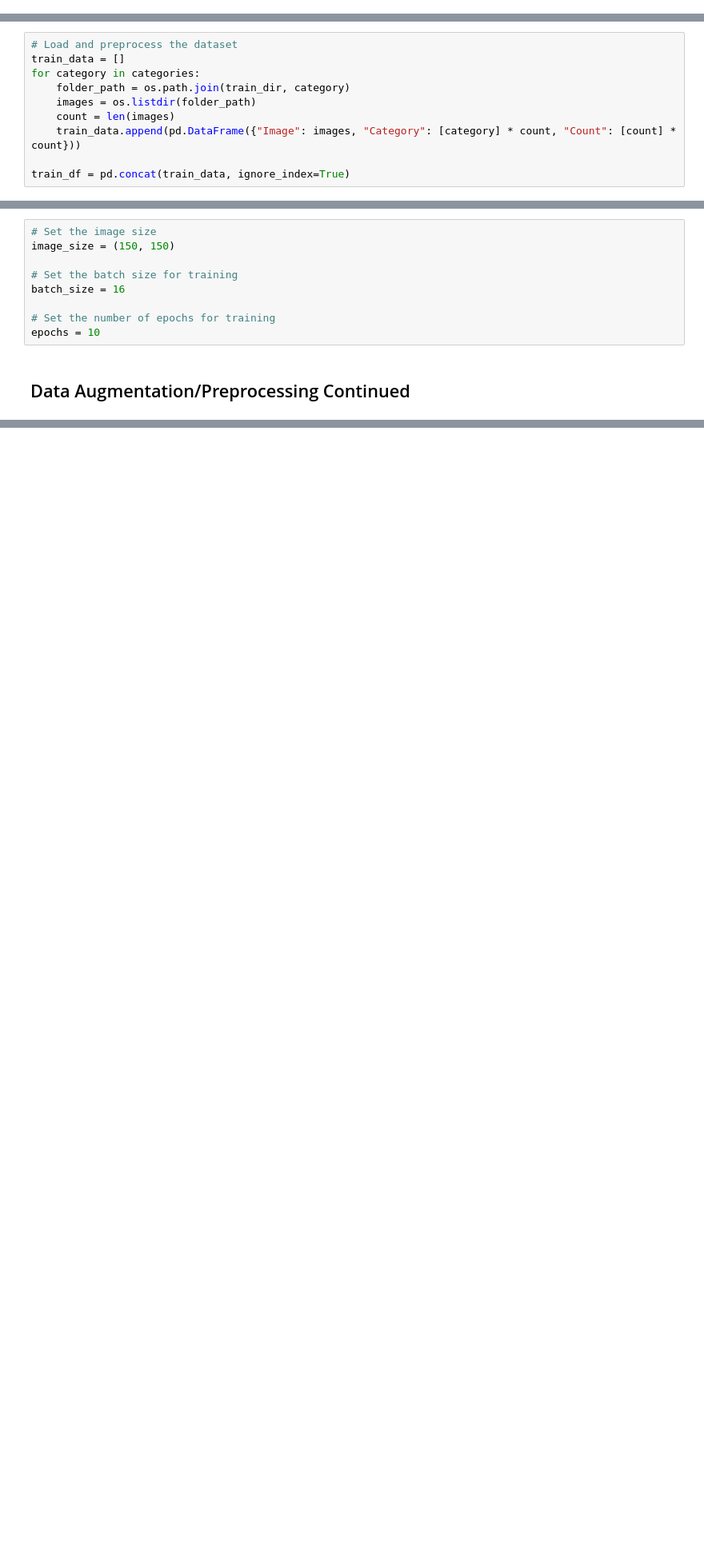
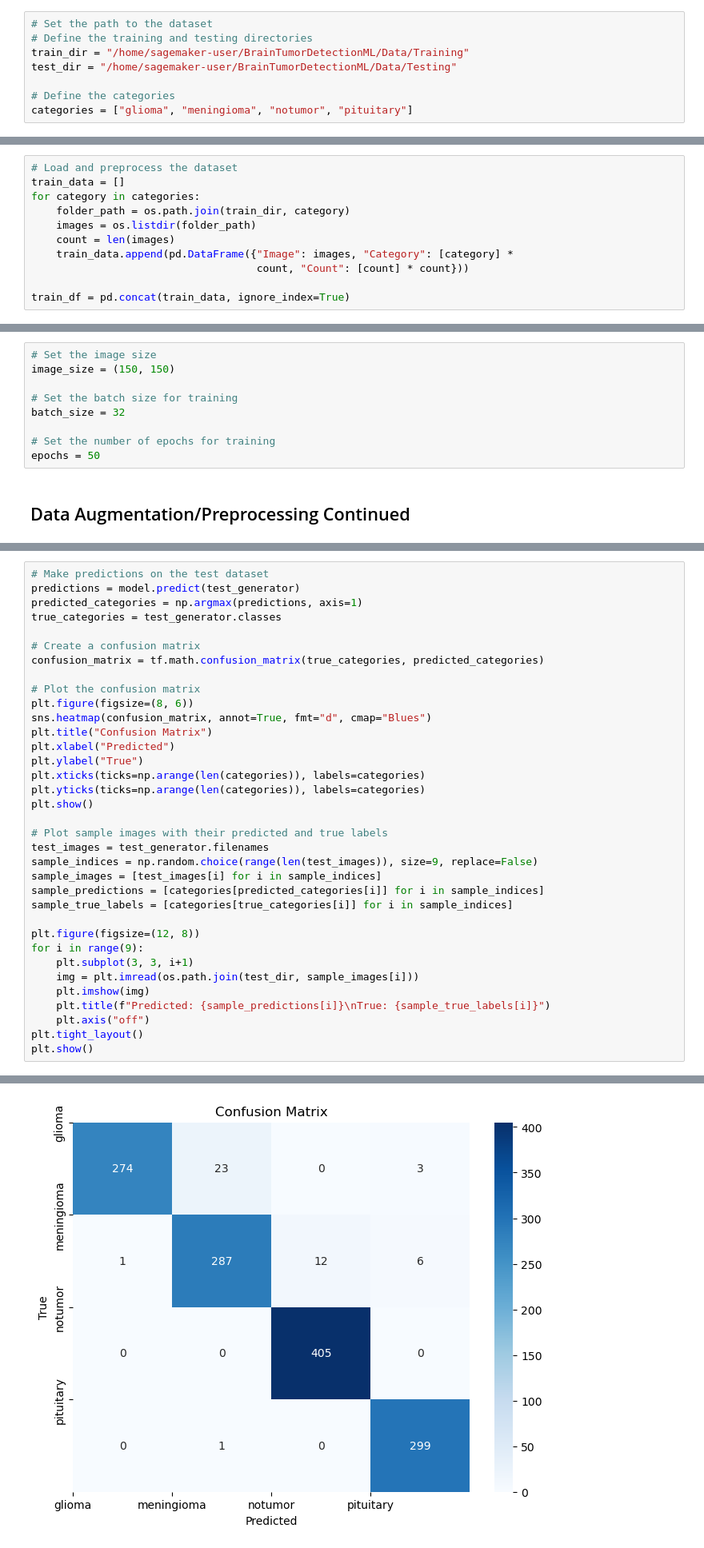
Before and after one commit to igicode2020/BrainTumorDetectionML, a Jupyter notebook: main.ipynb, the cells around one changed output, grey strips where cells are left out. Shown at 80% size. Drawn from its saved outputs; the diff is of its cells as text; blank space fills up the shorter version.

```diff
--- a/main.ipynb
+++ b/main.ipynb
@@ -29,0 +47,8 @@ categories = ["glioma", "meningioma", "notumor", "pituitary"]
+# %%
+# Set the path to the dataset
+# Define the training and testing directories
+train_dir = "/home/sagemaker-user/BrainTumorDetectionML/Data/Training"
+test_dir = "/home/sagemaker-user/BrainTumorDetectionML/Data/Testing"
+
+# Define the categories
+categories = ["glioma", "meningioma", "notumor", "pituitary"]
@@ -36,7 +65,8 @@ for category in categories:
     folder_path = os.path.join(train_dir, category)
     images = os.listdir(folder_path)
     count = len(images)
-    train_data.append(pd.DataFrame({"Image": images, "Category": [category] * count, "Count": [count] * count}))
+    train_data.append(pd.DataFrame({"Image": images, "Category": [category] *
+                                    count, "Count": [count] * count}))
 
 train_df = pd.concat(train_data, ignore_index=True)
 # %% [markdown]
@@ -73,10 +107,10 @@ Sets up size of the images as well as the total batch size for each epoch.
 image_size = (150, 150)
 
 # Set the batch size for training
-batch_size = 16
+batch_size = 32
 
 # Set the number of epochs for training
-epochs = 10
+epochs = 50
 # %% [markdown]
 <h2>Data Augmentation/Preprocessing Continued</h2>
 # %%
@@ -142,0 +233,36 @@ Epoch 1/50
+# %%
+# Make predictions on the test dataset
+predictions = model.predict(test_generator)
+predicted_categories = np.argmax(predictions, axis=1)
+true_categories = test_generator.classes
+
+# Create a confusion matrix
+confusion_matrix = tf.math.confusion_matrix(true_categories, predicted_categories)
+
+# Plot the confusion matrix
+plt.figure(figsize=(8, 6))
+sns.heatmap(confusion_matrix, annot=True, fmt="d", cmap="Blues")
+plt.title("Confusion Matrix")
+plt.xlabel("Predicted")
+plt.ylabel("True")
+plt.xticks(ticks=np.arange(len(categories)), labels=categories)
+plt.yticks(ticks=np.arange(len(categories)), labels=categories)
+plt.show()
+
+# Plot sample images with their predicted and true labels
+test_images = test_generator.filenames
+sample_indices = np.random.choice(range(len(test_images)), size=9, replace=False)
+sample_images = [test_images[i] for i in sample_indices]
+sample_predictions = [categories[predicted_categories[i]] for i in sample_indices]
+sample_true_labels = [categories[true_categories[i]] for i in sample_indices]
+
+plt.figure(figsize=(12, 8))
+for i in range(9):
+    plt.subplot(3, 3, i+1)
+    img = plt.imread(os.path.join(test_dir, sample_images[i]))
+    plt.imshow(img)
+    plt.title(f"Predicted: {sample_predictions[i]}\nTrue: {sample_true_labels[i]}")
+    plt.axis("off")
+plt.tight_layout()
+plt.show()
+# %% [output]
@@ -142,0 +270 @@ Epoch 1/50
+[figure, added]
```
Also changed, not shown: parts of 20 cells of this notebook, 2 other files.
